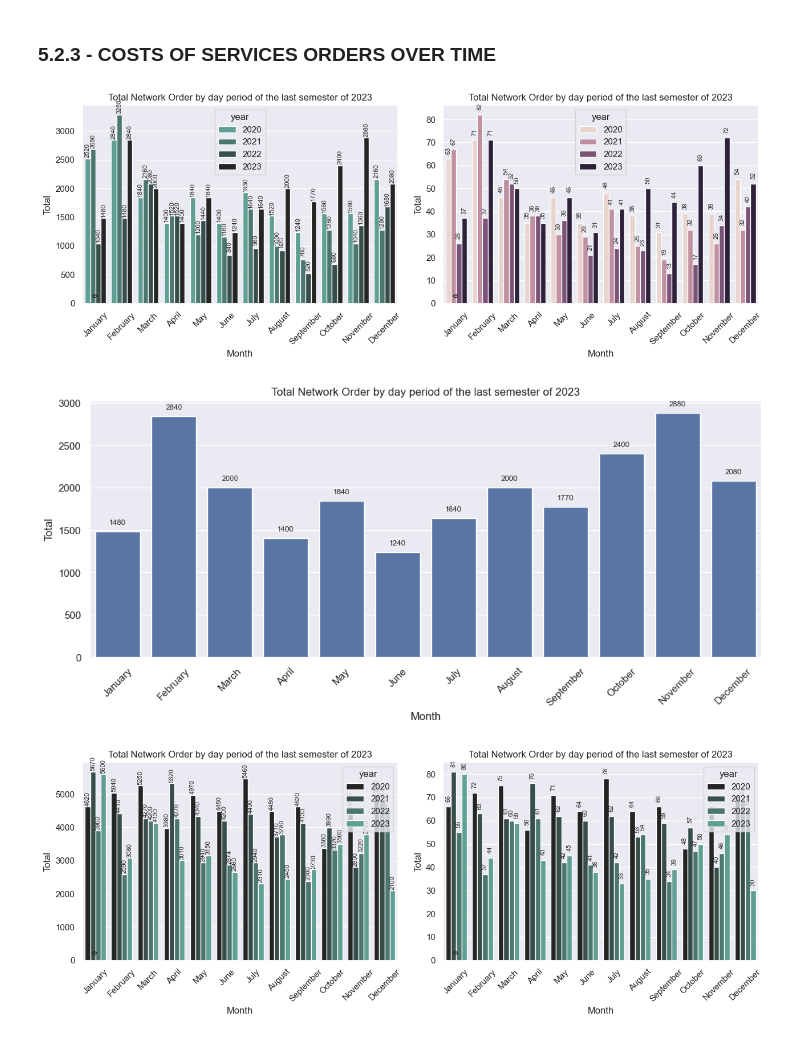
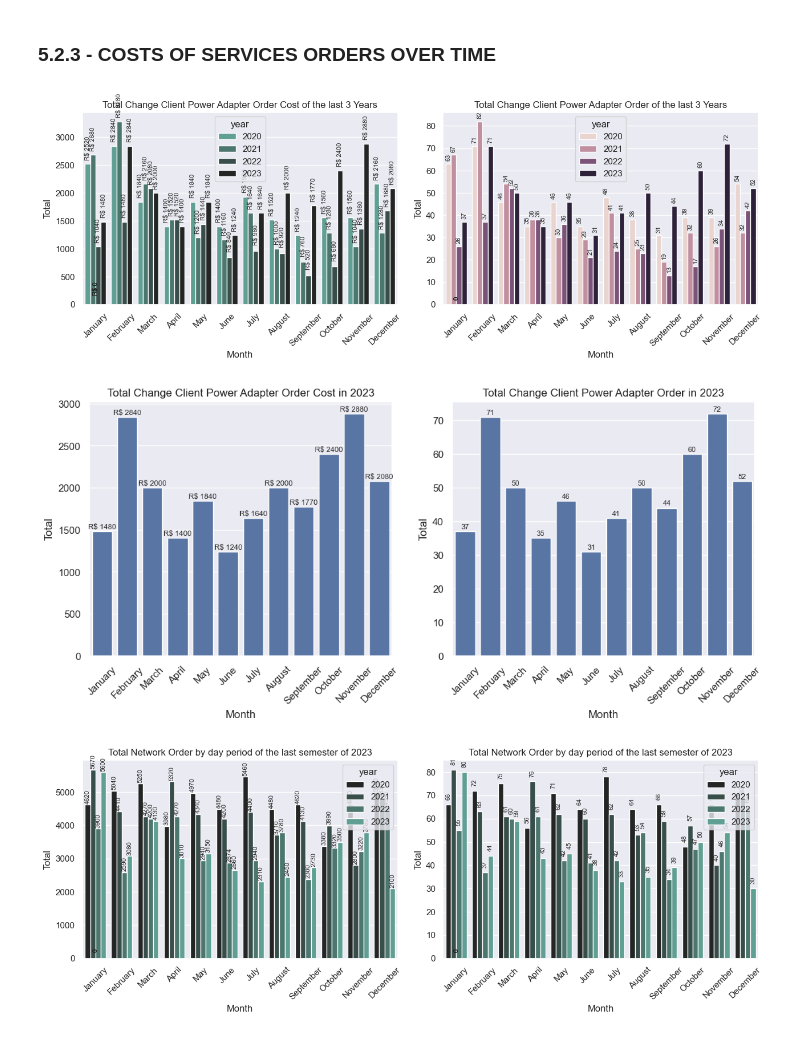
Before and after one commit to erickvieiras/callcenter_performance, a Jupyter notebook: notebook/callcenter.ipynb, the cells around one changed output. Drawn from its saved outputs; the diff is of its cells as text; code cells hidden in the pictures.

Commit message:
Graph generation completed in the Exploratory Analysis stage

```diff
--- a/notebook/callcenter.ipynb
+++ b/notebook/callcenter.ipynb
@@ -855,7 +861,7 @@ plt.xlabel('Departament')
 plt.ylabel('Average Performance Score')
 plt.xticks(rotation = 45)
 for p in plot.patches:
-    plot.annotate(f'{int(p.get_height())}', (p.get_x() + p.get_width() / 2., p.get_height()),
+    plot.annotate(f'{np.round(float(p.get_height()),1)}%', (p.get_x() + p.get_width() / 2., p.get_height()),
                  ha='center', va='center', xytext=(0, 5), textcoords='offset points', fontsize=8, rotation='horizontal')
 plt.show()
 # %% [output]
@@ -1002,3 +973,13 @@ for p in plot.patches:
 plt.show()
 # %% [output]
 [figure]
+# %%
+aux = df5.groupby(['year', 'month_year', 'number_month'])['change_tecnology_order'].sum().reset_index().sort_values('number_month', ascending = True)
+plot = sns.barplot(data = aux, x = 'month_year', y = 'change_tecnology_order', hue = 'year')
+plt.title('Total Calls Taken of Departament Over de Time')
+plt.xlabel('The last 3 years')
+plt.ylabel('Average')
+for p in plot.patches:
+    plot.annotate(f'{int(p.get_height())}', (p.get_x() + p.get_width() / 2., p.get_height()),
+                 ha='center', va='center', xytext=(0, 10), textcoords='offset points', fontsize=8, rotation='vertical')
+plt.show()
@@ -1100,44 +1131,57 @@ plt.show()
 plt.subplot(1,2,1)
 aux0 = df5.groupby(['year', 'number_month', 'month_year'])['change_client_power_adapter_order_cost'].sum().reset_index()
 plot = sns.barplot(data = aux0, x = 'month_year', y = 'change_client_power_adapter_order_cost', hue = 'year', palette = 'dark:#5A9_r')
-plt.title('Total Network Order by day period of the last semester of 2023')
+plt.title('Total Change Client Power Adapter Order Cost of the last 3 Years')
 plt.xlabel('Month')
 plt.ylabel('Total')
 plt.xticks(rotation = 45)
 
 for p in plot.patches:
-    plot.annotate(f'{int(p.get_height())}', (p.get_x() + p.get_width() / 2., p.get_height()),
-                 ha='center', va='center', xytext=(0, 10), textcoords='offset points', fontsize=8, rotation='vertical')
+    plot.annotate(f'R$ {int(p.get_height())}', (p.get_x() + p.get_width() / 2., p.get_height()),
+                 ha='center', va='center', xytext=(0, 20), textcoords='offset points', fontsize=8, rotation='vertical')
 
 plt.subplot(1,2,2)
 aux01 = df5.groupby(['year', 'number_month', 'month_year'])['power_adapter_order'].sum().reset_index()
 plot1 = sns.barplot(data = aux01, x = 'month_year', y = 'power_adapter_order', hue = 'year')
-plt.title('Total Network Order by day period of the last semester of 2023')
+plt.title('Total Change Client Power Adapter Order of the last 3 Years')
 plt.xlabel('Month')
 plt.ylabel('Total')
 plt.xticks(rotation = 45)
 
 for p in plot1.patches:
     plot1.annotate(f'{int(p.get_height())}', (p.get_x() + p.get_width() / 2., p.get_height()),
-                 ha='center', va='center', xytext=(0, 10), textcoords='offset points', fontsize=8, rotation='vertical')
+                 ha='center', va='center', xytext=(0, 8), textcoords='offset points', fontsize=8, rotation='vertical')
 plt.tight_layout()
 plt.show()
 # %% [output]
-[figure, old version]
+[figure, new version]
 # %%
 aux0 = df5.loc[df5['year'] == 2023]
-aux0 = aux0.groupby(['year', 'number_month', 'month_year'])['change_client_power_adapter_order_cost'].sum().reset_index()
-plot = sns.barplot(data = aux0, x = 'month_year', y = 'change_client_power_adapter_order_cost')
-plt.title('Total Network Order by day period of the last semester of 2023')
+plt.subplot(1,2,1)
+aux01 = aux0.groupby(['year', 'number_month', 'month_year'])['change_client_power_adapter_order_cost'].sum().reset_index()
+plot = sns.barplot(data = aux01, x = 'month_year', y = 'change_client_power_adapter_order_cost')
+plt.title('Total Change Client Power Adapter Order Cost in 2023')
 plt.xlabel('Month')
 plt.ylabel('Total')
 plt.xticks(rotation = 45)
 
 for p in plot.patches:
-    plot.annotate(f'{int(p.get_height())}', (p.get_x() + p.get_width() / 2., p.get_height()),
-                 ha='center', va='center', xytext=(0, 10), textcoords='offset points', fontsize=8, rotation='horizontal')
+    plot.annotate(f'R$ {int(p.get_height())}', (p.get_x() + p.get_width() / 2., p.get_height()),
+                 ha='center', va='center', xytext=(0, 5), textcoords='offset points', fontsize=8, rotation='horizontal')
+plt.subplot(1,2,2)
+aux2 = aux0.groupby(['year', 'number_month', 'month_year'])['power_adapter_order'].sum().reset_index()
+plot2 = sns.barplot(data = aux2, x = 'month_year', y = 'power_adapter_order')
+plt.title('Total Change Client Power Adapter Order in 2023')
+plt.xlabel('Month')
+plt.ylabel('Total')
+plt.xticks(rotation = 45)
+
+for p in plot2.patches:
+    plot2.annotate(f'{int(p.get_height())}', (p.get_x() + p.get_width() / 2., p.get_height()),
+                 ha='center', va='center', xytext=(0, 5), textcoords='offset points', fontsize=8, rotation='horizontal')
+plt.show()
 # %% [output]
-[figure, old version]
+[figure, new version]
 # %%
 plt.subplot(1,2,1)
 aux0 = df5.groupby(['year', 'number_month', 'month_year'])['no_acess_client_order_cost'].sum().reset_index()
```
Also changed, not shown: parts of 40 cells of this notebook.
